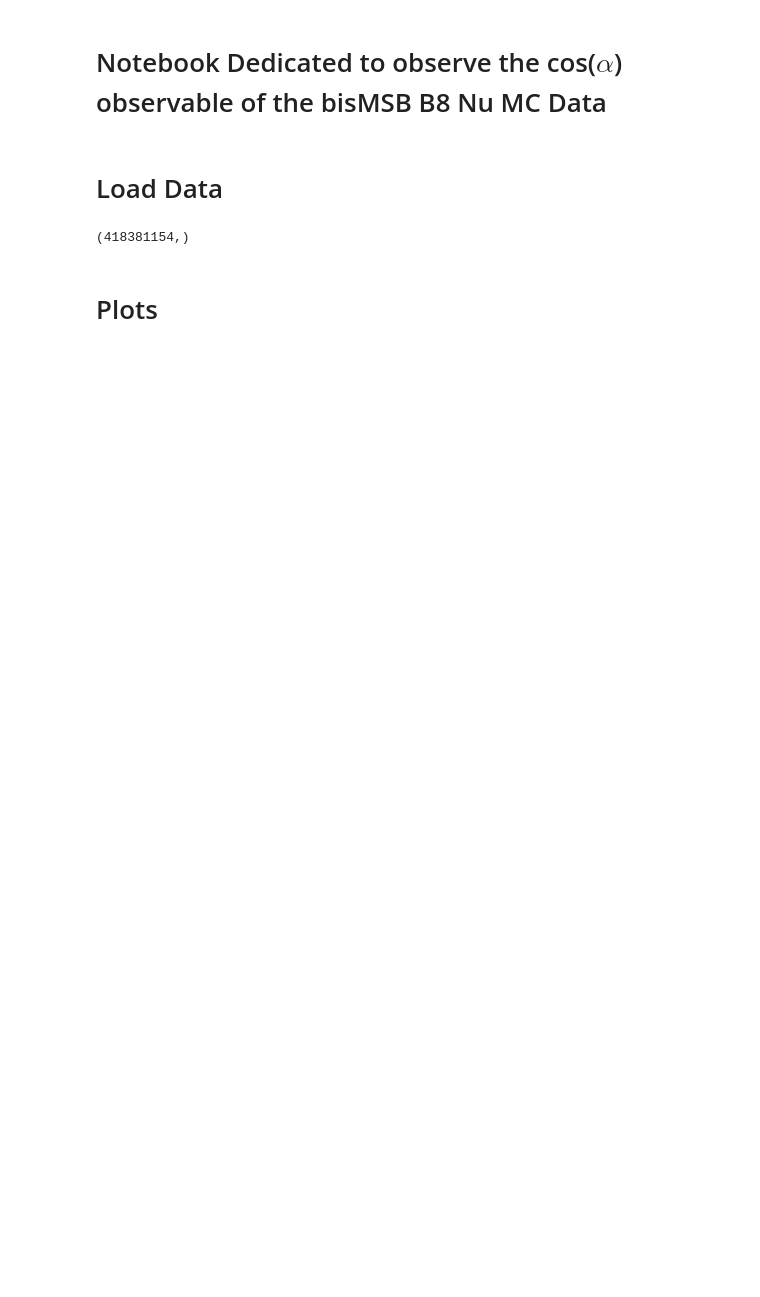
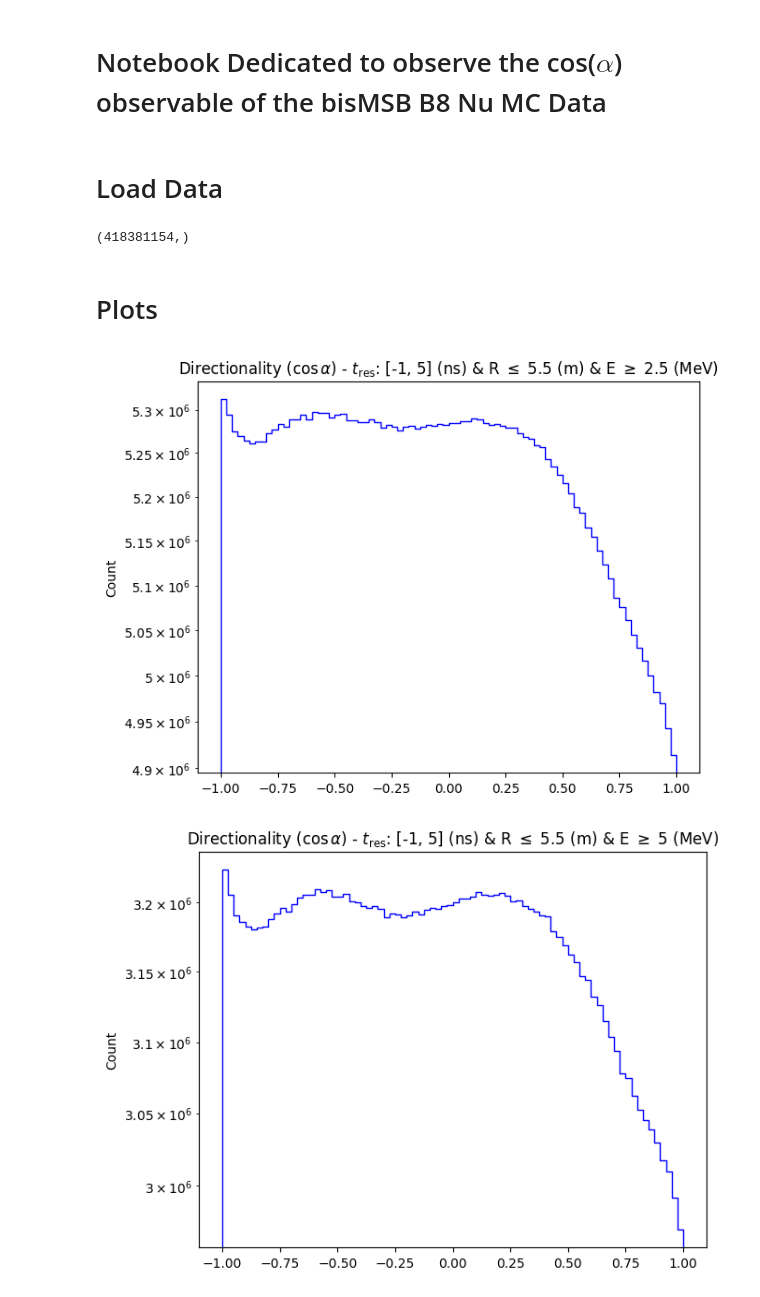
Before and after one commit to joankl/Solar-Neutrinos-Project, a Jupyter notebook: mc data analysis/bisMSB/directionality_distribution.ipynb, the cells around one changed output. Saved outputs shown, nothing was run; the diff lists cells and outputs as text; code cells hidden in the pictures; blank space fills up the shorter version.

```diff
--- a/mc data analysis/bisMSB/directionality_distribution.ipynb
+++ b/mc data analysis/bisMSB/directionality_distribution.ipynb
@@ -8,17 +8,23 @@ import matplotlib.pyplot as plt
 # %% [markdown]
 # Load Data
 # %%
-main_dir = '/home/joankl/data/solars/mc/bisMSB/b8Nue/ratds_np/np_files/cos_alpha_*.npy'
+#main_dir = '/home/joankl/data/solars/mc/bisMSB/b8Nue/ratds_np/np_files/cos_alpha_*.npy'
+main_dir = 'E:/Data/solars/mc/bisMSB/b8Nue/ratds_np/np_files/'
+obs_list = ['cos_alpha', 'energy_corr']
 
-flist = glob.glob(main_dir)
+obs_dict = {var_i: [] for var_i in obs_list}
 
-cos_alpha = []
+for obs_i in obs_list:
+    flist = glob.glob(main_dir + obs_i + '_*.npy')
 
-for dir_i in flist:
-    load_np = np.load(dir_i)
-    cos_alpha.append(load_np)
+    for dir_i in flist:
+        load_np = np.load(dir_i)
+        obs_dict[obs_i].append(load_np)
 
-cos_alpha = np.concatenate(cos_alpha)
+    obs_dict[obs_i] = np.concatenate(obs_dict[obs_i])
+
+cos_alpha = obs_dict['cos_alpha']
+energy = obs_dict['energy_corr']
 # %%
 cos_alpha.shape
 # %% [output]
@@ -26,9 +32,19 @@ cos_alpha.shape
 # %% [markdown]
 # Plots
 # %%
-bins = 30
+bins = 80
+en_cut = [2.5, 5, 8, 10]
 
-sn.histplot(cos_alpha, bins = bins, alpha = 0, element = 'step', color = 'blue')
+for en_cut_i in en_cut:
 
-plt.yscale('log')
-plt.show()
+    plt.figure(figsize = (7, 5.5))
+
+    sn.histplot(cos_alpha[energy >= en_cut_i], bins = bins, alpha = 0, element = 'step', color = 'blue')
+
+    plt.title(fr'Directionality ($\cos\alpha$) - $t_\text{{res}}$: [-1, 5] (ns) & R $\leq$ 5.5 (m) & E $\geq$ {en_cut_i} (MeV)')
+
+    plt.yscale('log')
+    plt.show()
+# %% [output]
+[figure, added]
+[figure, added]
```
Also changed, not shown: parts of 1 cell of this notebook.
